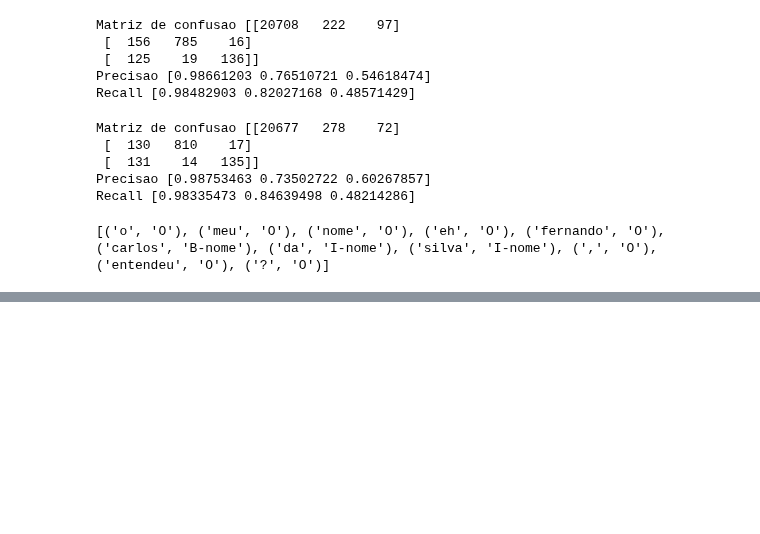
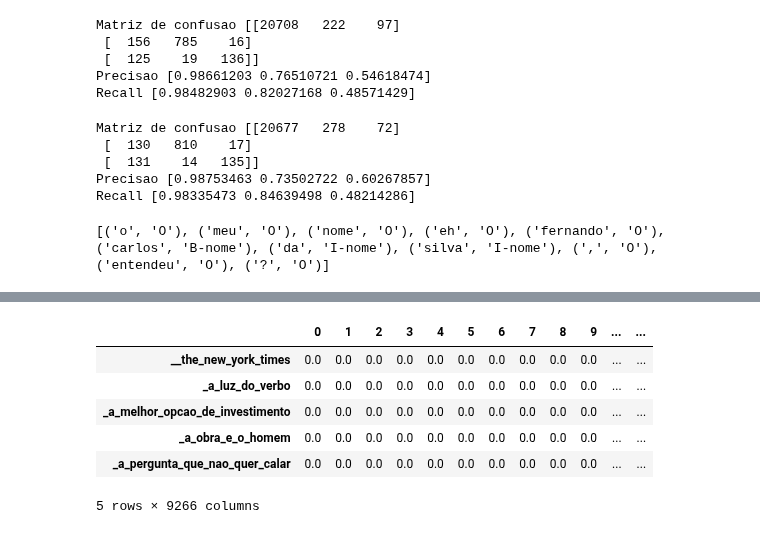
Before and after one commit to fnbalves/curso_machine_learning, a Jupyter notebook: Aprendendo python - parte 4 (processamento de texto e nltk).ipynb, the cells around one changed output, grey strips where cells are left out. Cells and saved outputs as stored; diff of their text form; code cells hidden in the pictures; blank space fills up the shorter version.

```diff
--- a/Aprendendo python - parte 4 (processamento de texto e nltk).ipynb
+++ b/Aprendendo python - parte 4 (processamento de texto e nltk).ipynb
@@ -616,0 +820,4 @@ print(prediction)
+# %%
+from sklearn.feature_extraction.text import TfidfVectorizer
+
+vectorizer = TfidfVectorizer()
@@ -616,0 +847,10 @@ print(prediction)
+# %%
+df_term_document.head()
+# %% [output]
+|  | 0 | 1 | 2 | 3 | 4 | 5 | 6 | 7 | 8 | 9 | ... | ... |
+| __the_new_york_times | 0.0 | 0.0 | 0.0 | 0.0 | 0.0 | 0.0 | 0.0 | 0.0 | 0.0 | 0.0 | ... | ... |
+| _a_luz_do_verbo | 0.0 | 0.0 | 0.0 | 0.0 | 0.0 | 0.0 | 0.0 | 0.0 | 0.0 | 0.0 | ... | ... |
+| _a_melhor_opcao_de_investimento | 0.0 | 0.0 | 0.0 | 0.0 | 0.0 | 0.0 | 0.0 | 0.0 | 0.0 | 0.0 | ... | ... |
+| _a_obra_e_o_homem | 0.0 | 0.0 | 0.0 | 0.0 | 0.0 | 0.0 | 0.0 | 0.0 | 0.0 | 0.0 | ... | ... |
+| _a_pergunta_que_nao_quer_calar | 0.0 | 0.0 | 0.0 | 0.0 | 0.0 | 0.0 | 0.0 | 0.0 | 0.0 | 0.0 | ... | ... |
+5 rows × 9266 columns
```
Also changed, not shown: parts of 50 cells of this notebook.
